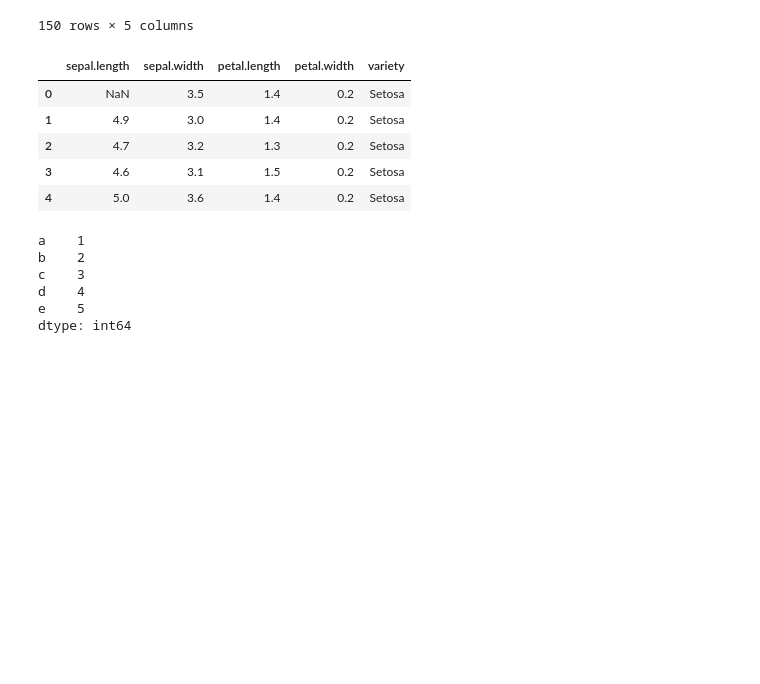
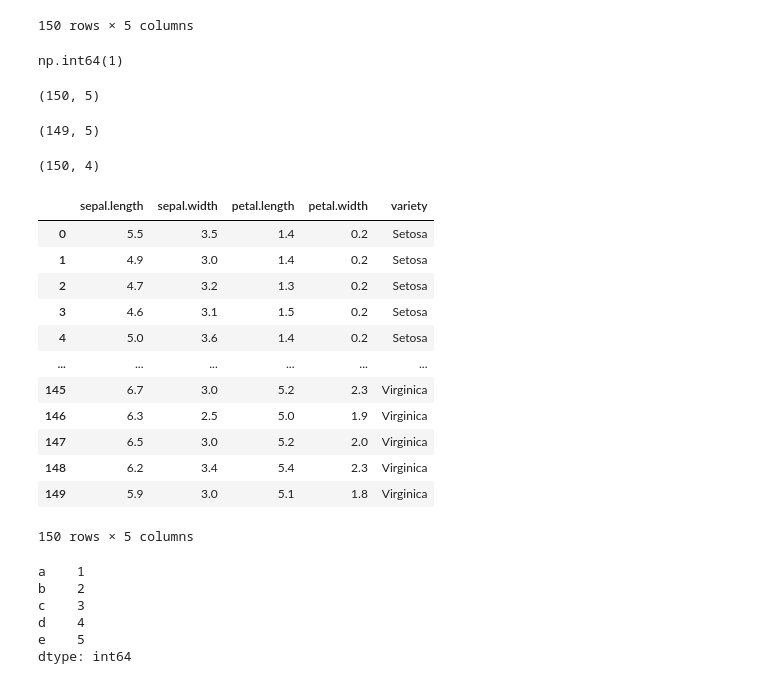
Before and after one commit to chandiosamad07/AI, a Jupyter notebook: Python/Pandas.ipynb, the cells around one changed output. Saved outputs shown, nothing was run; the diff lists cells and outputs as text; code cells hidden in the pictures; blank space fills up the shorter version.

```diff
--- a/Python/Pandas.ipynb
+++ b/Python/Pandas.ipynb
@@ -104,11 +104,15 @@ df
 # print(df.columns)
 # print(df.shape )
 # print(df.size)
-df.head()
+# df.head(2)
+# df.tail(8)
+# df.describe()
+# df.info()
+# df.isnull()
+# df.isnull().sum().sum()
 # %% [output]
-|  | sepal.length | sepal.width | petal.length | petal.width | variety |
-| 0 | NaN | 3.5 | 1.4 | 0.2 | Setosa |
-| 1 | 4.9 | 3.0 | 1.4 | 0.2 | Setosa |
-| 2 | 4.7 | 3.2 | 1.3 | 0.2 | Setosa |
-| 3 | 4.6 | 3.1 | 1.5 | 0.2 | Setosa |
-| 4 | 5.0 | 3.6 | 1.4 | 0.2 | Setosa |
+np.int64(1)
+# %%
+df.shape
+# %% [output]
+(150, 5)
@@ -115,3 +121,29 @@ df.head()
+# %%
+df2.shape
+# %% [output]
+(149, 5)
+# %%
+df3 = df.dropna(axis = 1)    # axis = 1 for columns
+df3.shape
+# %% [output]
+(150, 4)
+# %%
+df.fillna(0)
+df.fillna({'sepal.length':5.5, 'sepal.width	':0, 'petal.length':30, 'petal.width	':30,'variety':30})
+# %% [output]
+|  | sepal.length | sepal.width | petal.length | petal.width | variety |
+| 0 | 5.5 | 3.5 | 1.4 | 0.2 | Setosa |
+| 1 | 4.9 | 3.0 | 1.4 | 0.2 | Setosa |
+| 2 | 4.7 | 3.2 | 1.3 | 0.2 | Setosa |
+| 3 | 4.6 | 3.1 | 1.5 | 0.2 | Setosa |
+| 4 | 5.0 | 3.6 | 1.4 | 0.2 | Setosa |
+| ... | ... | ... | ... | ... | ... |
+| 145 | 6.7 | 3.0 | 5.2 | 2.3 | Virginica |
+| 146 | 6.3 | 2.5 | 5.0 | 1.9 | Virginica |
+| 147 | 6.5 | 3.0 | 5.2 | 2.0 | Virginica |
+| 148 | 6.2 | 3.4 | 5.4 | 2.3 | Virginica |
+| 149 | 5.9 | 3.0 | 5.1 | 1.8 | Virginica |
+150 rows × 5 columns
 # %%
 dict_series = pd.Series({'a':1,'b':2,'c':3,'d':4,'e':5})
 dict_series
```
Also changed, not shown: parts of 1 cell of this notebook.
